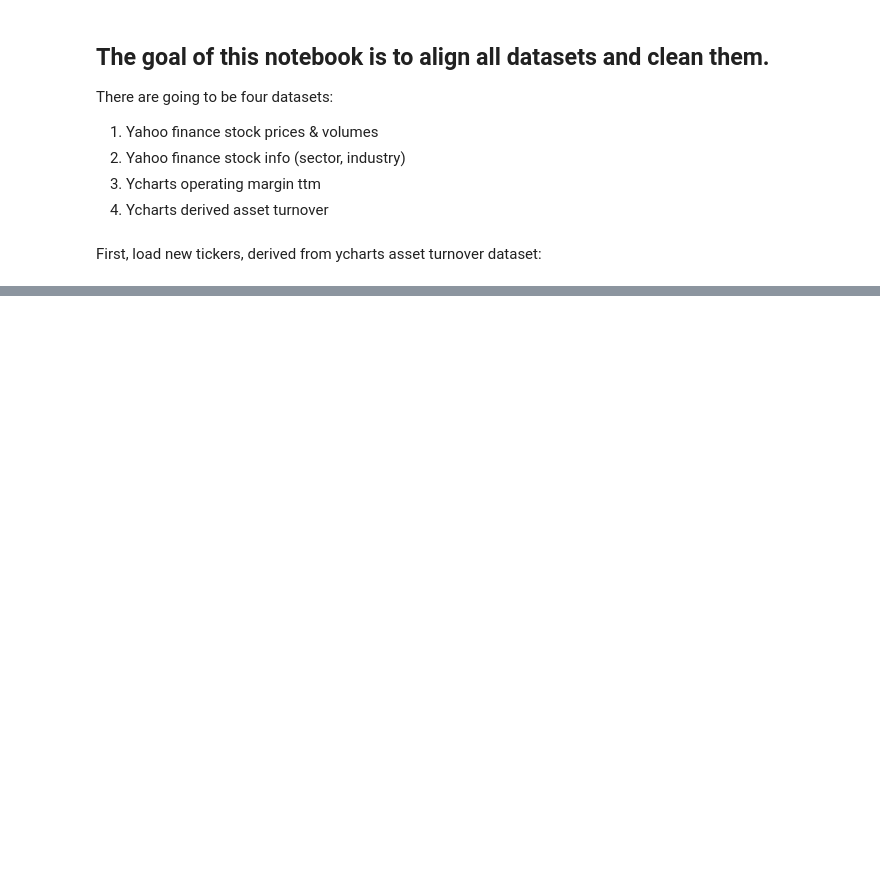
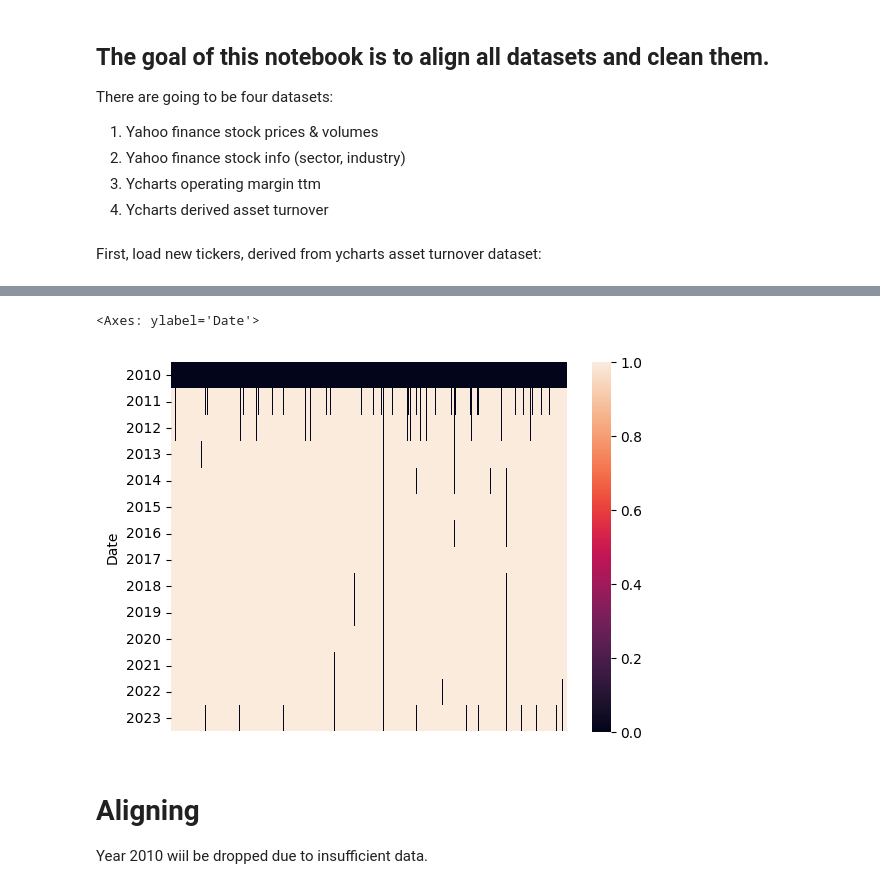
Before and after one commit to aalitvinov/vkrm_code, a Jupyter notebook: vkrm_code/data_alignment.ipynb, the cells around one changed output, grey strips where cells are left out. Drawn from its saved outputs; the diff is of its cells as text; code cells hidden in the pictures; blank space fills up the shorter version.

```diff
--- a/vkrm_code/data_alignment.ipynb
+++ b/vkrm_code/data_alignment.ipynb
@@ -76,0 +154,8 @@ memory usage: 217.3 KB
+# %%
+sns.heatmap(mask_cna, xticklabels=False, yticklabels=prices.index.year)  # type: ignore
+# %% [output]
+<Axes: ylabel='Date'>
+[figure, added]
+# %% [markdown]
+# Aligning
+Year 2010 wiil be dropped due to insufficient data.
```
Also changed, not shown: parts of 23 cells of this notebook, 15 other files.
